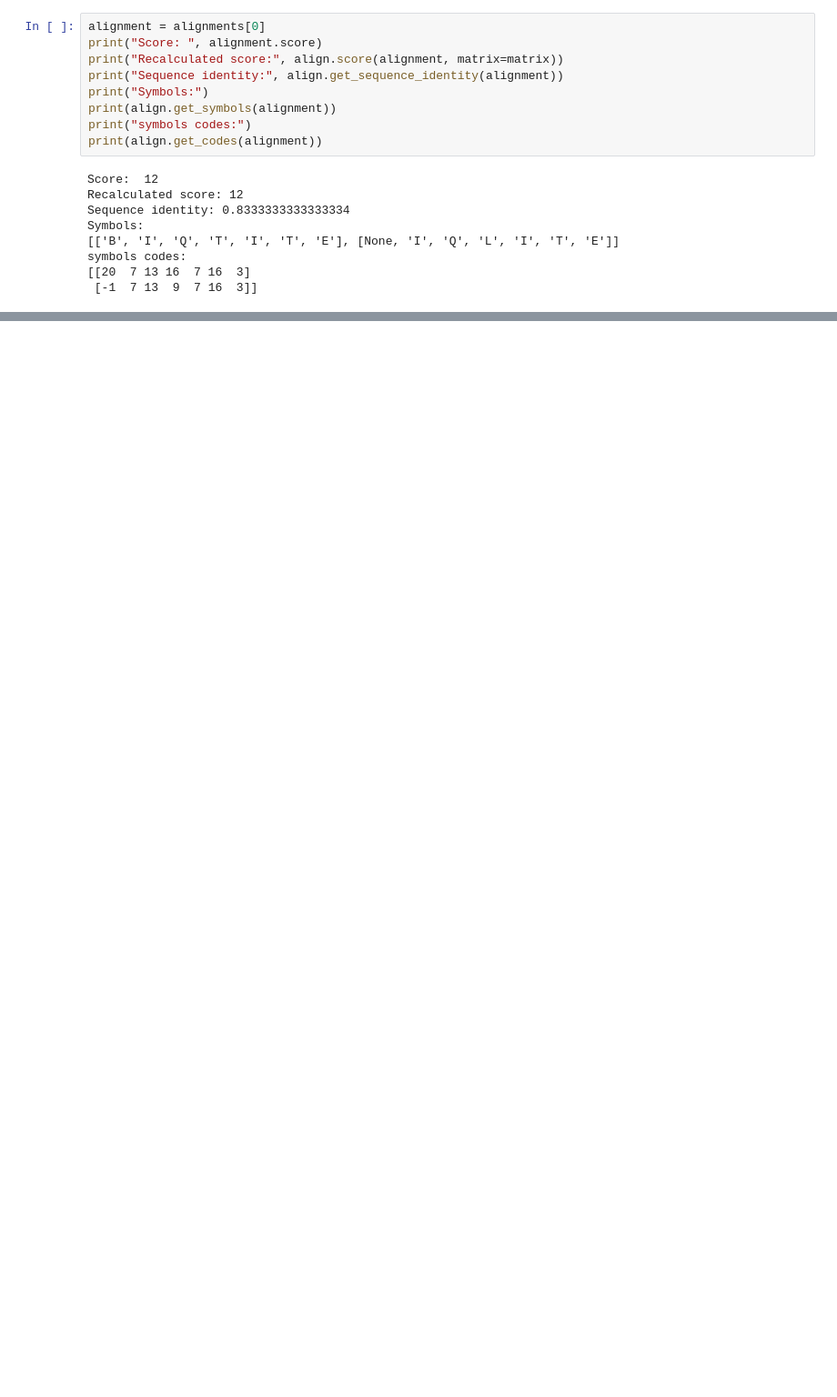
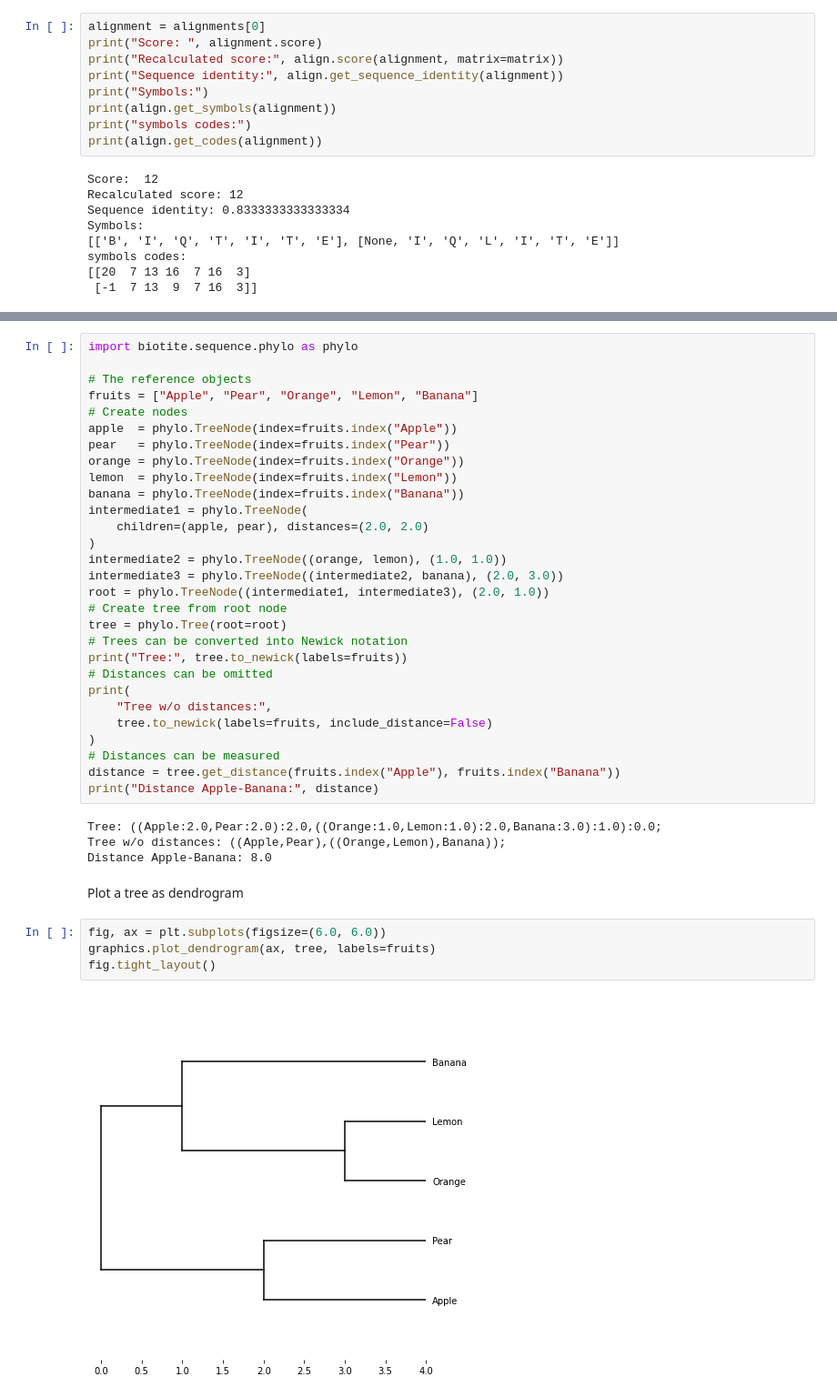
Before and after one commit to khanfs/ComputationalBiology-xGenomics, a Jupyter notebook: PDB_APIs.ipynb, the cells around one changed output, grey strips where cells are left out. Shown at 91% size. Saved outputs shown, nothing was run; the diff lists cells and outputs as text; blank space fills up the shorter version.

```diff
--- a/PDB_APIs.ipynb
+++ b/PDB_APIs.ipynb
@@ -621,0 +1011,41 @@ We might wonder, why we should recalculate the score, when the score has already
+# %%
+import biotite.sequence.phylo as phylo
+
+# The reference objects
+fruits = ["Apple", "Pear", "Orange", "Lemon", "Banana"]
+# Create nodes
+apple  = phylo.TreeNode(index=fruits.index("Apple"))
+pear   = phylo.TreeNode(index=fruits.index("Pear"))
+orange = phylo.TreeNode(index=fruits.index("Orange"))
+lemon  = phylo.TreeNode(index=fruits.index("Lemon"))
+banana = phylo.TreeNode(index=fruits.index("Banana"))
+intermediate1 = phylo.TreeNode(
+    children=(apple, pear), distances=(2.0, 2.0)
+)
+intermediate2 = phylo.TreeNode((orange, lemon), (1.0, 1.0))
+intermediate3 = phylo.TreeNode((intermediate2, banana), (2.0, 3.0))
+root = phylo.TreeNode((intermediate1, intermediate3), (2.0, 1.0))
+# Create tree from root node
+tree = phylo.Tree(root=root)
+# Trees can be converted into Newick notation
+print("Tree:", tree.to_newick(labels=fruits))
+# Distances can be omitted
+print(
+    "Tree w/o distances:",
+    tree.to_newick(labels=fruits, include_distance=False)
+)
+# Distances can be measured
+distance = tree.get_distance(fruits.index("Apple"), fruits.index("Banana"))
+print("Distance Apple-Banana:", distance)
+# %% [output]
+Tree: ((Apple:2.0,Pear:2.0):2.0,((Orange:1.0,Lemon:1.0):2.0,Banana:3.0):1.0):0.0;
+Tree w/o distances: ((Apple,Pear),((Orange,Lemon),Banana));
+Distance Apple-Banana: 8.0
+# %% [markdown]
+Plot a tree as dendrogram
+# %%
+fig, ax = plt.subplots(figsize=(6.0, 6.0))
+graphics.plot_dendrogram(ax, tree, labels=fruits)
+fig.tight_layout()
+# %% [output]
+[figure, added]
```
Also changed, not shown: parts of 97 cells of this notebook.
